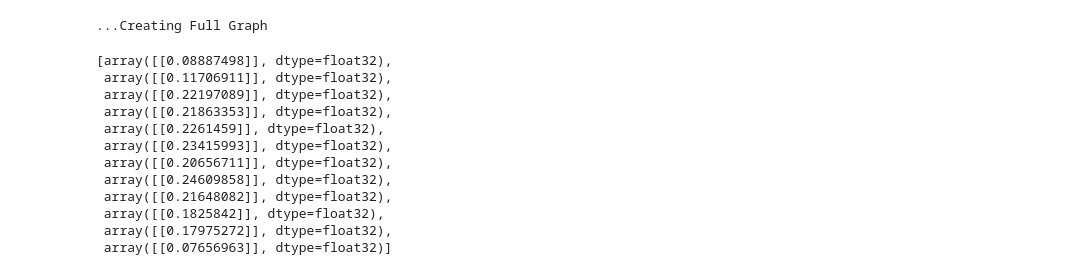
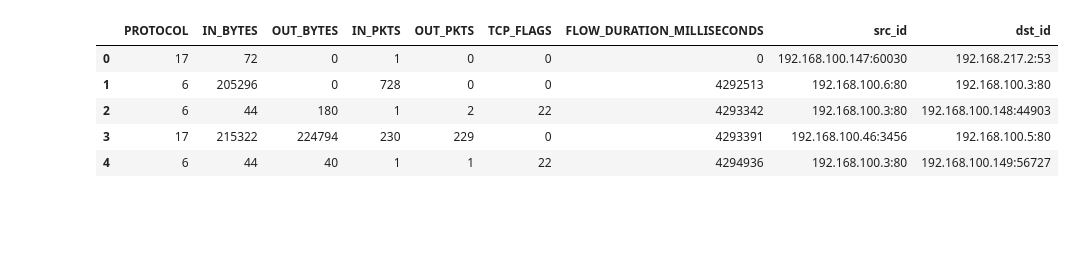
Before and after one commit to venkiharvgit/csci-e-599a-2024-cybersecurity, a Jupyter notebook: graph_similarity_using_karateclub.ipynb, the cells around one changed output. Saved outputs shown, nothing was run; the diff lists cells and outputs as text; code cells hidden in the pictures; blank space fills up the shorter version.

```diff
--- a/graph_similarity_using_karateclub.ipynb
+++ b/graph_similarity_using_karateclub.ipynb
@@ -59 +51,10 @@ raw_data.drop(['IPV4_SRC_ADDR', 'L4_SRC_PORT', 'IPV4_DST_ADDR', 'L4_DST_PORT'],
+# %%
+raw_data.head()
+# %% [output]
+|  | PROTOCOL | IN_BYTES | OUT_BYTES | IN_PKTS | OUT_PKTS | TCP_FLAGS | FLOW_DURATION_MILLISECONDS | src_id | dst_id |
+| 0 | 17 | 72 | 0 | 1 | 0 | 0 | 0 | 192.168.100.147:60030 | 192.168.217.2:53 |
+| 1 | 6 | 205296 | 0 | 728 | 0 | 0 | 4292513 | 192.168.100.6:80 | 192.168.100.3:80 |
+| 2 | 6 | 44 | 180 | 1 | 2 | 22 | 4293342 | 192.168.100.3:80 | 192.168.100.148:44903 |
+| 3 | 17 | 215322 | 224794 | 230 | 229 | 0 | 4293391 | 192.168.100.46:3456 | 192.168.100.5:80 |
+| 4 | 6 | 44 | 40 | 1 | 1 | 22 | 4294936 | 192.168.100.3:80 | 192.168.100.149:56727 |
 # %%
@@ -97,19 +81,0 @@ def calculate_sampled_list_of_embeddings(raw_data: pd.DataFrame, frac: float, n_
-# %%
-first_test = calculate_sampled_list_of_embeddings(raw_data, frac=0.1, n_samples = 12, model_type = kc.GL2Vec)
-# %% [output]
-...Creating Full Graph
-# %%
-[cosine_similarity(first_test[0].reshape(1, -1), x.reshape(1, -1)) for x in first_test[1:]]
-# %% [output]
-[array([[0.08887498]], dtype=float32),
- array([[0.11706911]], dtype=float32),
- array([[0.22197089]], dtype=float32),
- array([[0.21863353]], dtype=float32),
- array([[0.2261459]], dtype=float32),
- array([[0.23415993]], dtype=float32),
- array([[0.20656711]], dtype=float32),
- array([[0.24609858]], dtype=float32),
- array([[0.21648082]], dtype=float32),
- array([[0.1825842]], dtype=float32),
- array([[0.17975272]], dtype=float32),
- array([[0.07656963]], dtype=float32)]
```
Also changed, not shown: parts of 26 cells of this notebook.
